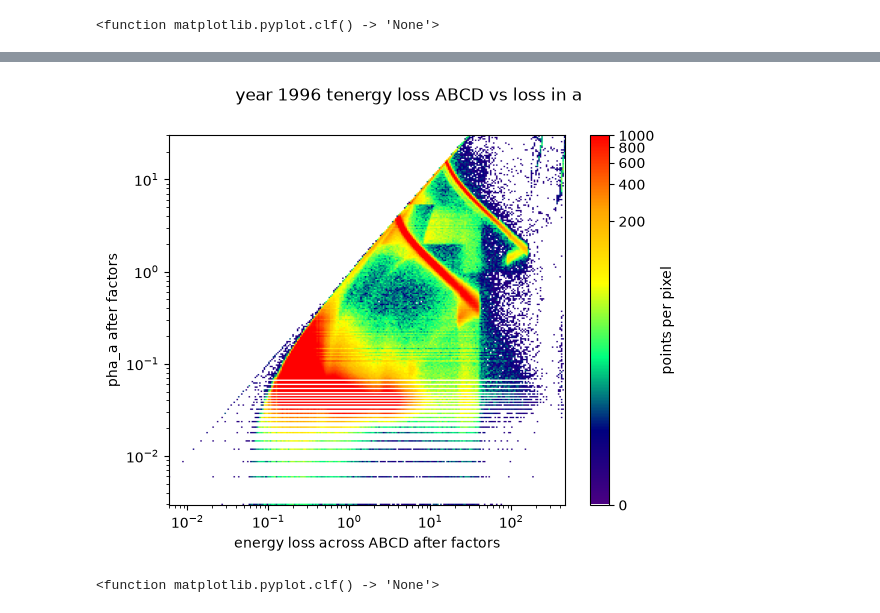
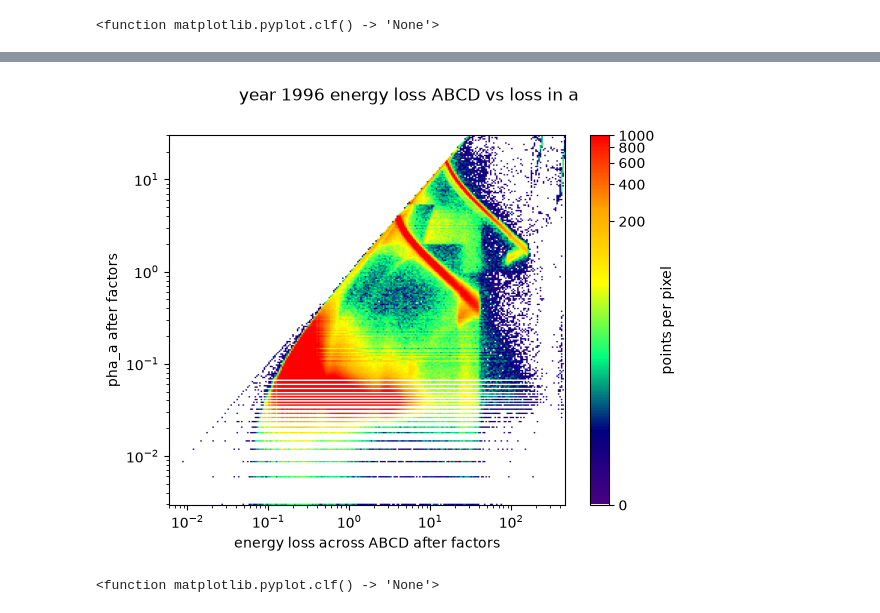
Before and after one commit to charliehuang888/ephin-predict, a Jupyter notebook: nb/particle_energy.ipynb, the cells around one changed output, grey strips where cells are left out. Cells and saved outputs as stored; diff of their text form; code cells hidden in the pictures.

Commit message:
generate some graphs

```diff
--- a/nb/particle_energy.ipynb
+++ b/nb/particle_energy.ipynb
@@ -239,36 +237,36 @@ SyntaxError: invalid syntax (1117105441.py, line 1)
 # %%
-# let's try again with only ABC
+# let's try again with only ABCD
 filtered = accum[accum["a_seg"] == accum["b_seg"]]
 filtered["de/dx"] = filtered.apply(calc_de_dx, axis=1)
 filtered['energy loss across ABCD'] = filtered.apply(calc_total_energy, axis=1, to_e=False)
 # remove 0 readings
 diff_nonzero = filtered["de/dx"] != 0
 total_nonzero = filtered['energy loss across ABCD'] != 0
 filtered = filtered[diff_nonzero & total_nonzero]
 fig = plt.figure()
 ax = fig.add_subplot(1, 1, 1, projection='scatter_density')
 ax.set_xlabel("energy loss across ABCD after factors")
 ax.set_xscale("log")
 ax.set_ylabel("pha_a after factors")
 ax.set_yscale("log")
 # hacky color map
 custom_cmap = LinearSegmentedColormap.from_list('custom_cmap', [
     (0, 'white'),
     (1e-20, 'indigo'),
     (0.2, 'navy'),
     (0.4, 'springgreen'),
     (0.6, 'yellow'),
     (0.8, 'orange'),
     (1, 'red'),
 ], N=256)
 
 # try a log normed density map
 density = ax.scatter_density(filtered['energy loss across ABCD'], filtered['de/dx'], norm=norm, cmap=custom_cmap)
 fig.colorbar(density, label='points per pixel')
 
-fig.suptitle("year 1996 tenergy loss ABCD vs loss in a")
+fig.suptitle("year 1996 energy loss ABCD vs loss in a")
 plt.show()
 plt.clf
 # %% [output]
-[figure, old version]
+[figure, new version]
 <function matplotlib.pyplot.clf() -> 'None'>
```
Also changed, not shown: parts of 3 cells of this notebook, 7 other files.
